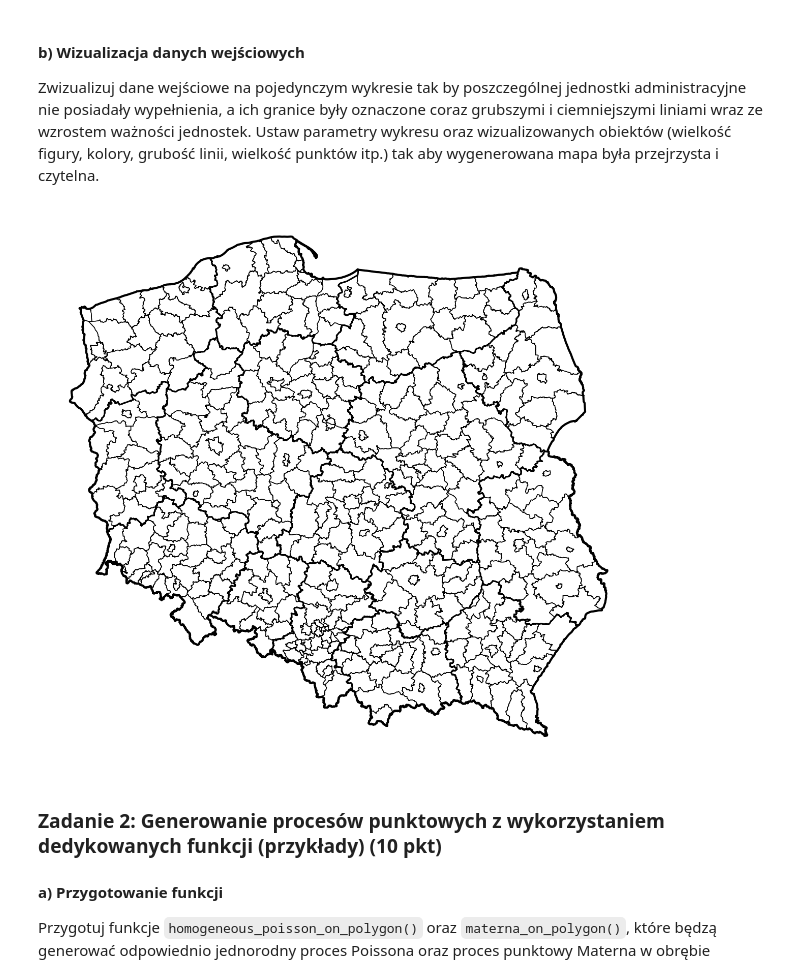
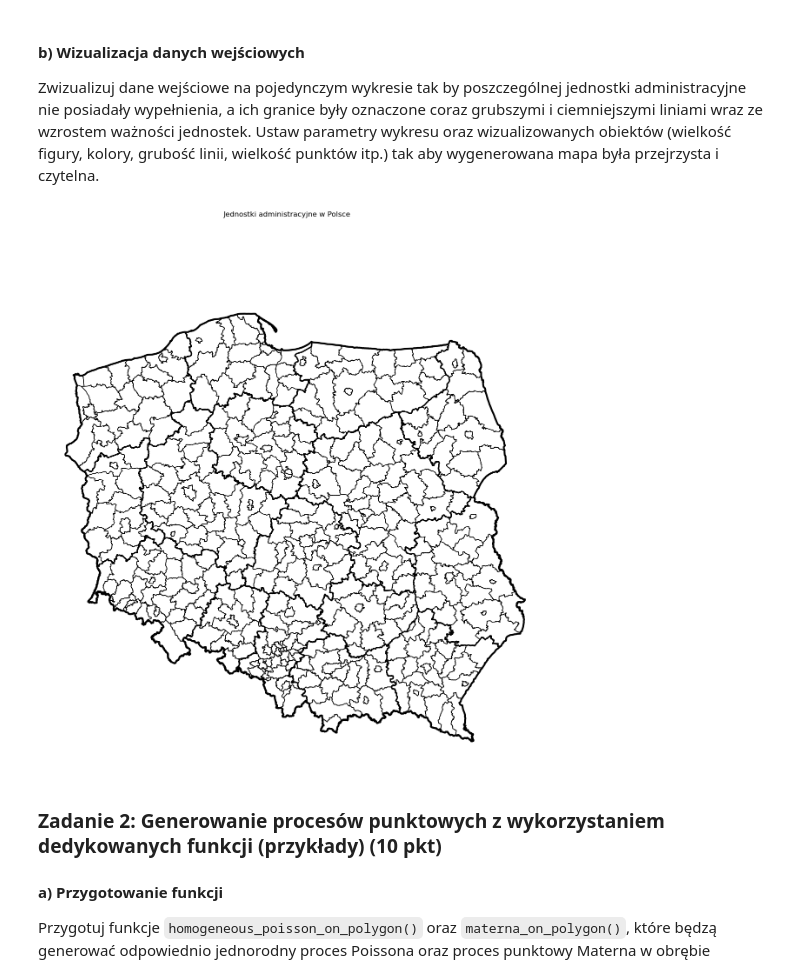
Before and after one commit to ArsBeneMoriendi/analiza_danych_przestrzennych, a Jupyter notebook: ZZ09/ZZ09.ipynb, the cells around one changed output. Saved outputs shown, nothing was run; the diff lists cells and outputs as text; code cells hidden in the pictures.

```diff
--- a/ZZ09/ZZ09.ipynb
+++ b/ZZ09/ZZ09.ipynb
@@ -172,12 +172,13 @@ assert list(kraj.columns) == ['Nazwa', 'geometry']
 Zwizualizuj dane wejściowe na pojedynczym wykresie tak by poszczególnej jednostki administracyjne nie posiadały wypełnienia, a ich granice były oznaczone coraz grubszymi i ciemniejszymi liniami wraz ze wzrostem ważności jednostek. Ustaw parametry wykresu oraz wizualizowanych obiektów (wielkość figury, kolory, grubość linii, wielkość punktów itp.) tak aby wygenerowana mapa była przejrzysta i czytelna.
 # %%
 fig,ax = plt.subplots(figsize = [15,15])
+fig.suptitle("Jednostki administracyjne w Polsce")
 kraj.plot(ax=ax, linewidth = 3, color="None")
 wojewodztwa.plot(ax=ax, linewidth = 2, color="None")
 powiaty.plot(ax=ax, linewidth = 1, color="None")
 ax.set_axis_off()
 # %% [output]
-[figure, old version]
+[figure, new version]
 # %% [markdown]
 ### Zadanie 2: Generowanie procesów punktowych z wykorzystaniem dedykowanych funkcji (przykłady) (10 pkt)
 
```
Also changed, not shown: parts of 2 cells of this notebook.
